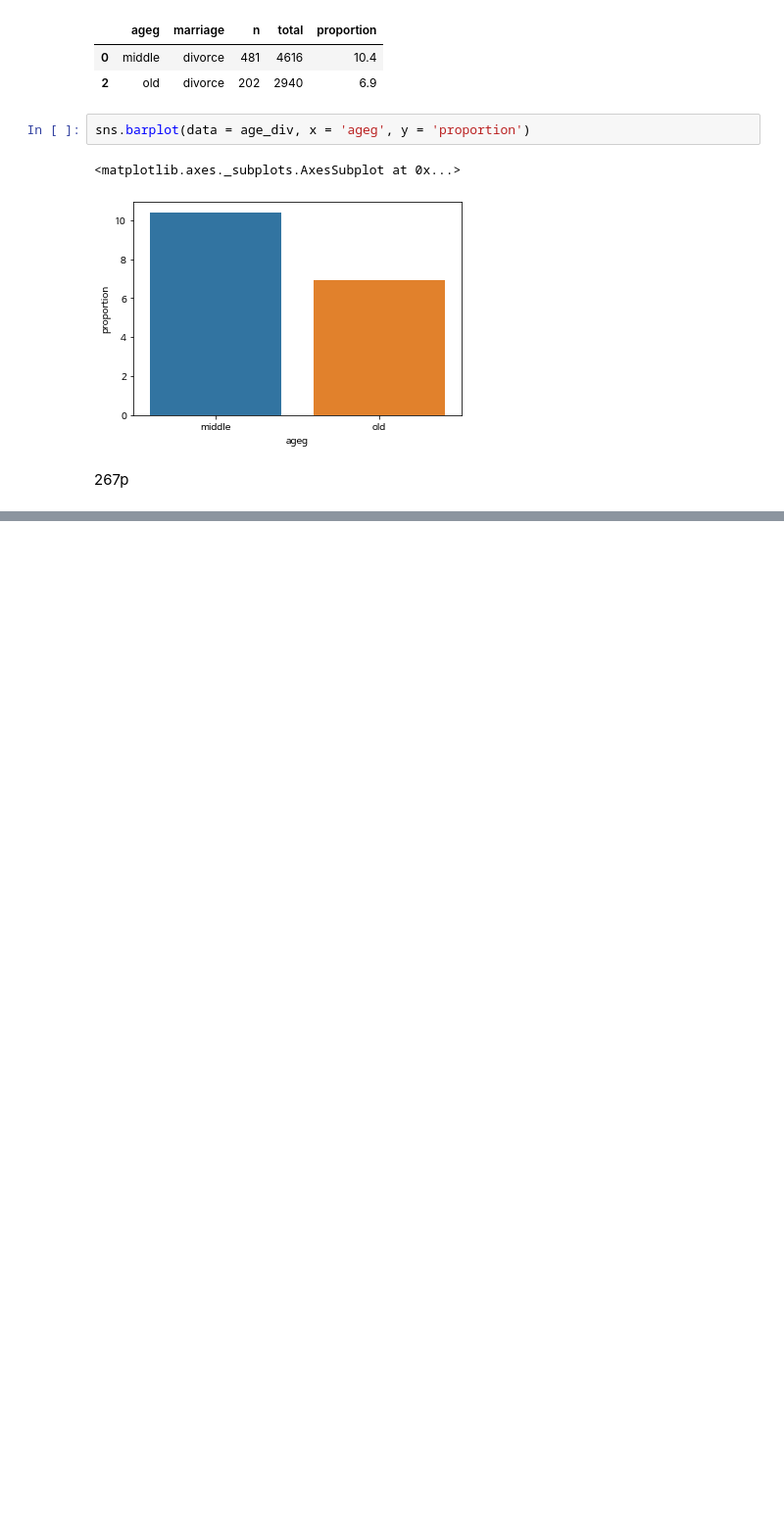
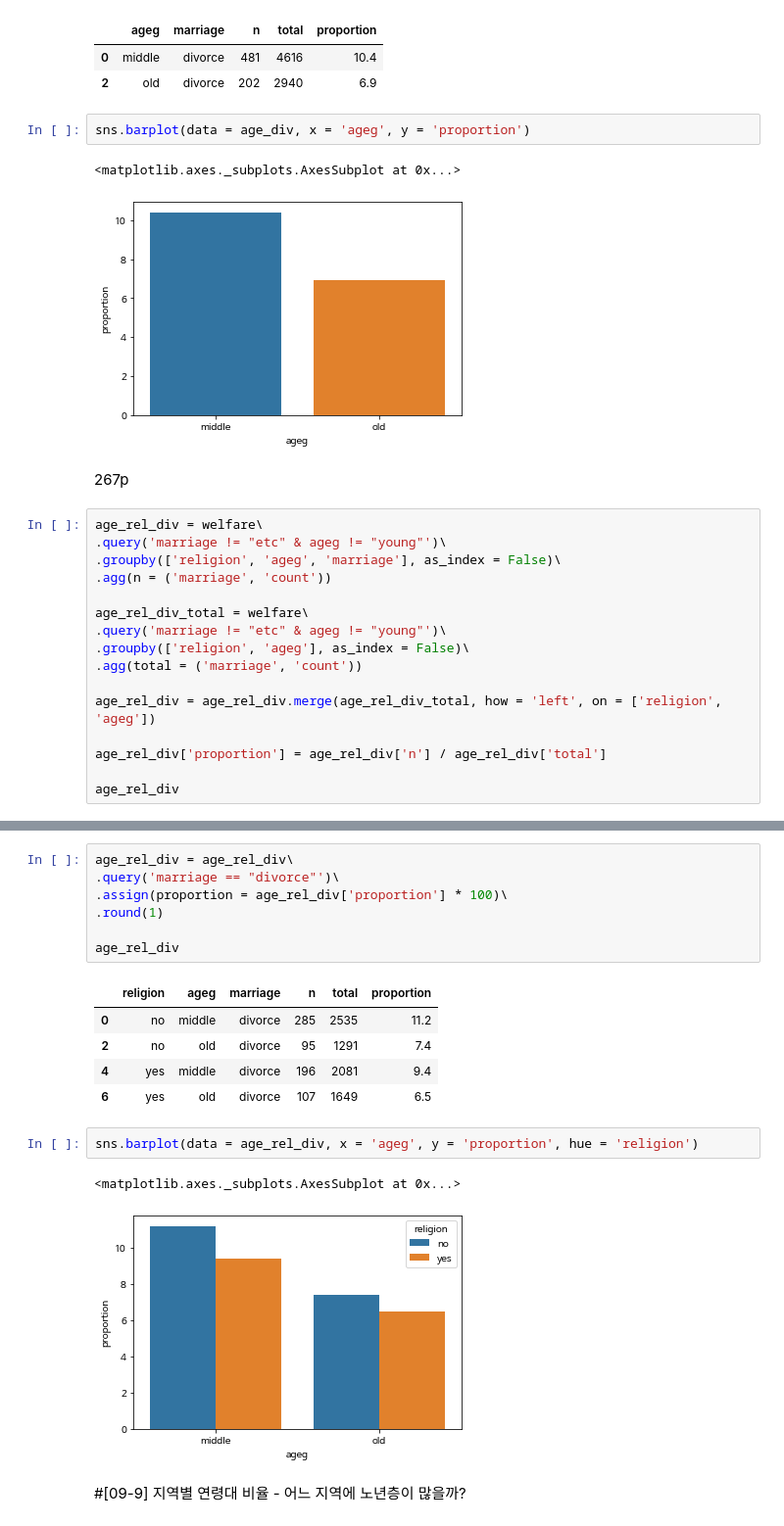
Before and after one commit to djDongjae/DataAnalysis, a Jupyter notebook: 9장_실습예제_오동재_2ndReading.ipynb, the cells around one changed output, grey strips where cells are left out. Shown at 98% size. Cells and saved outputs as stored; diff of their text form; blank space fills up the shorter version.

```diff
--- a/9장_실습예제_오동재_2ndReading.ipynb
+++ b/9장_실습예제_오동재_2ndReading.ipynb
@@ -744,3 +741,19 @@ sns.barplot(data = age_div, x = 'ageg', y = 'proportion')
 [figure]
 # %% [markdown]
 267p
+# %%
+age_rel_div = welfare\
+.query('marriage != "etc" & ageg != "young"')\
+.groupby(['religion', 'ageg', 'marriage'], as_index = False)\
+.agg(n = ('marriage', 'count'))
+
+age_rel_div_total = welfare\
+.query('marriage != "etc" & ageg != "young"')\
+.groupby(['religion', 'ageg'], as_index = False)\
+.agg(total = ('marriage', 'count'))
+
+age_rel_div = age_rel_div.merge(age_rel_div_total, how = 'left', on = ['religion', 'ageg'])
+
+age_rel_div['proportion'] = age_rel_div['n'] / age_rel_div['total']
+
+age_rel_div
@@ -746,0 +770,20 @@ sns.barplot(data = age_div, x = 'ageg', y = 'proportion')
+# %%
+age_rel_div = age_rel_div\
+.query('marriage == "divorce"')\
+.assign(proportion = age_rel_div['proportion'] * 100)\
+.round(1)
+
+age_rel_div
+# %% [output]
+|  | religion | ageg | marriage | n | total | proportion |
+| 0 | no | middle | divorce | 285 | 2535 | 11.2 |
+| 2 | no | old | divorce | 95 | 1291 | 7.4 |
+| 4 | yes | middle | divorce | 196 | 2081 | 9.4 |
+| 6 | yes | old | divorce | 107 | 1649 | 6.5 |
+# %%
+sns.barplot(data = age_rel_div, x = 'ageg', y = 'proportion', hue = 'religion')
+# %% [output]
+<matplotlib.axes._subplots.AxesSubplot at 0x...>
+[figure, added]
+# %% [markdown]
+#[09-9] 지역별 연령대 비율 - 어느 지역에 노년층이 많을까?
```
Also changed, not shown: parts of 4 cells of this notebook.
